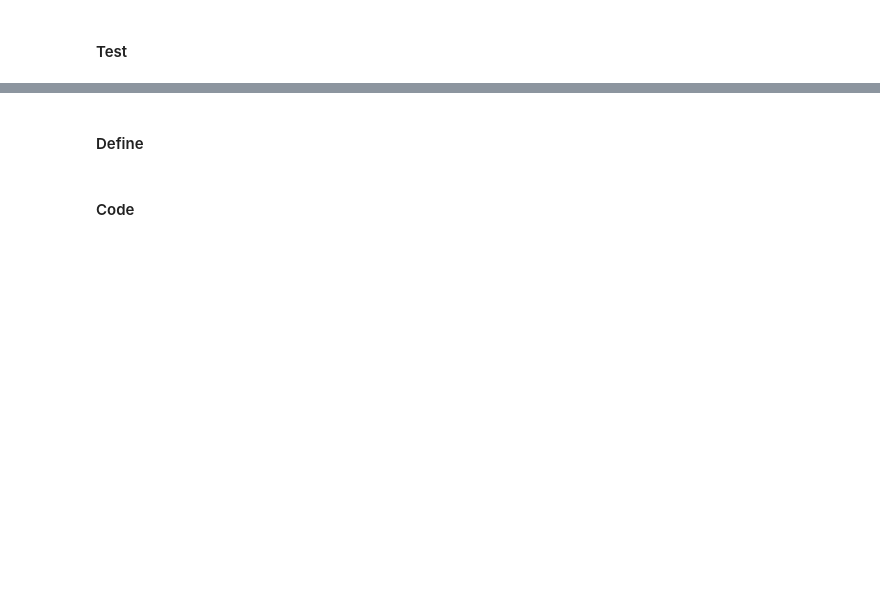
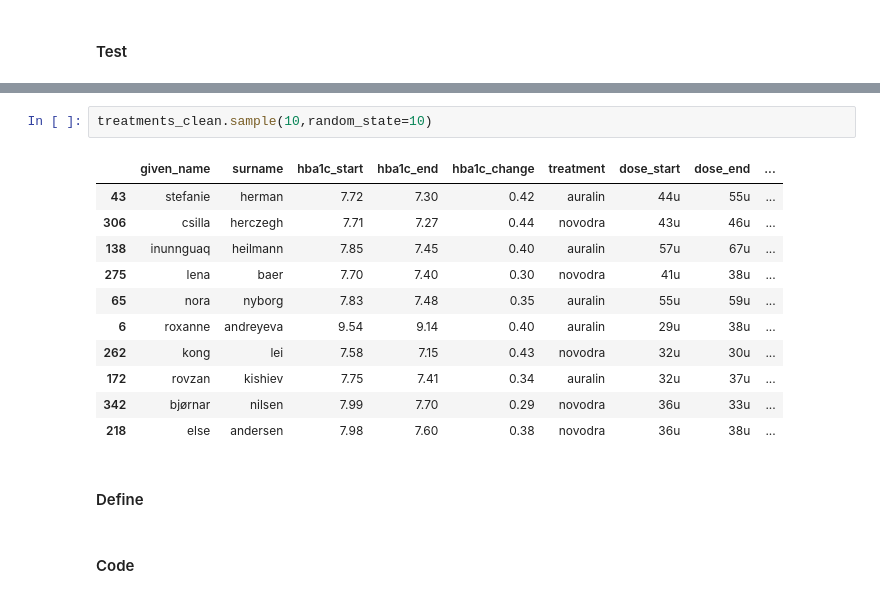
Before and after one commit to mccormd1/Analytics_Nanodegree, a Jupyter notebook: 3-Data Wrangling/Wrangling_materials/3-oral_insulin/oral_insulin.ipynb, the cells around one changed output, grey strips where cells are left out. Drawn from its saved outputs; the diff is of its cells as text; blank space fills up the shorter version.

```diff
--- a/3-Data Wrangling/Wrangling_materials/3-oral_insulin/oral_insulin.ipynb
+++ b/3-Data Wrangling/Wrangling_materials/3-oral_insulin/oral_insulin.ipynb
@@ -492,3 +598,17 @@ Use melt and str.split() to split the columns.
+# %%
+treatments_clean.sample(10,random_state=10)
+# %% [output]
+|  | given_name | surname | hba1c_start | hba1c_end | hba1c_change | treatment | dose_start | dose_end | ... |
+| 43 | stefanie | herman | 7.72 | 7.30 | 0.42 | auralin | 44u | 55u | ... |
+| 306 | csilla | herczegh | 7.71 | 7.27 | 0.44 | novodra | 43u | 46u | ... |
+| 138 | inunnguaq | heilmann | 7.85 | 7.45 | 0.40 | auralin | 57u | 67u | ... |
+| 275 | lena | baer | 7.70 | 7.40 | 0.30 | novodra | 41u | 38u | ... |
+| 65 | nora | nyborg | 7.83 | 7.48 | 0.35 | auralin | 55u | 59u | ... |
+| 6 | roxanne | andreyeva | 9.54 | 9.14 | 0.40 | auralin | 29u | 38u | ... |
+| 262 | kong | lei | 7.58 | 7.15 | 0.43 | novodra | 32u | 30u | ... |
+| 172 | rovzan | kishiev | 7.75 | 7.41 | 0.34 | auralin | 32u | 37u | ... |
+| 342 | bjørnar | nilsen | 7.99 | 7.70 | 0.29 | novodra | 36u | 33u | ... |
+| 218 | else | andersen | 7.98 | 7.60 | 0.38 | novodra | 36u | 38u | ... |
 # %% [markdown]
 #### Define
 # %% [markdown]
```
Also changed, not shown: parts of 19 cells of this notebook.
